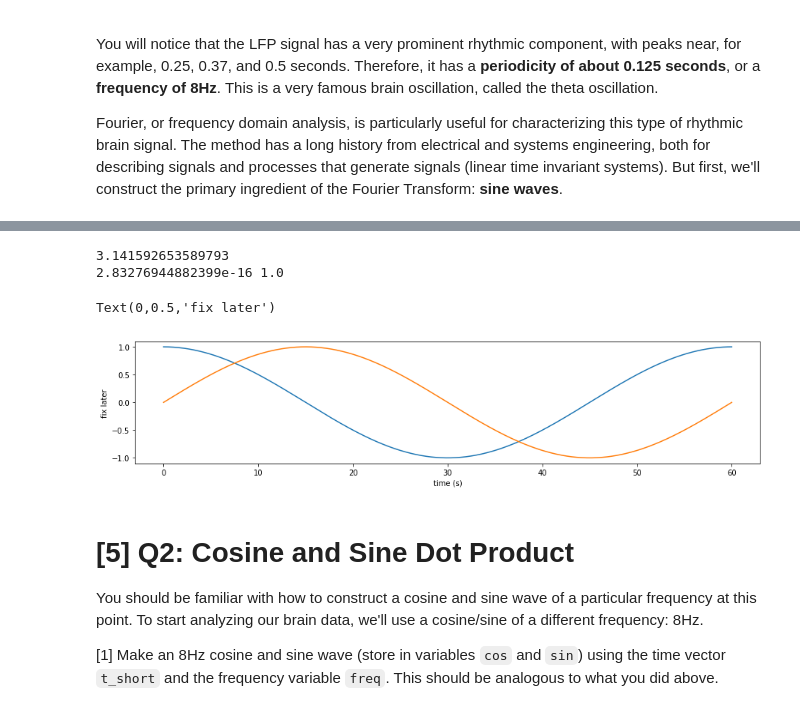
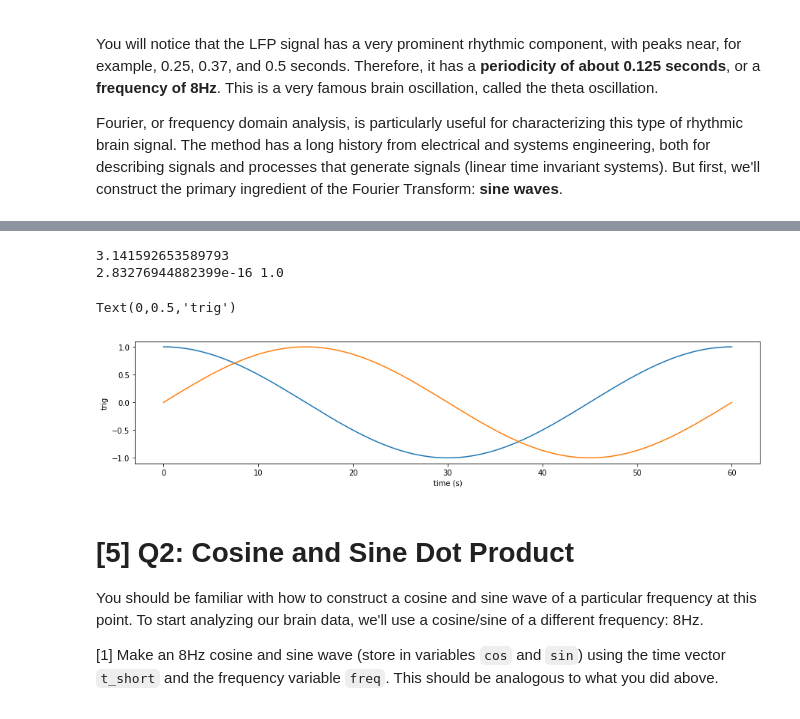
Before and after one commit to ajkeamy/COGS118C, a Jupyter notebook: Assignments/A2-FourierTransform.ipynb, the cells around one changed output, grey strips where cells are left out. Saved outputs shown, nothing was run; the diff lists cells and outputs as text; code cells hidden in the pictures.

```diff
--- a/Assignments/A2-FourierTransform.ipynb
+++ b/Assignments/A2-FourierTransform.ipynb
@@ -102,29 +102,29 @@ ANSWER: 60 seconds
 # %%
 print(np.pi) # print the value for pi
 
 # compute the cosine and sine at t=15 seconds
 angle_t15 = 2*(np.pi)*15/60
 
 # print the cosine and sine of that angle
 print(np.cos(angle_t15),np.sin(angle_t15))
 
 clock_freq = 1/60
 
 t_clock= np.arange(0,60,1/fs)
 angle_clock = 2 * np.pi * t_clock * clock_freq
 cos_clock = np.cos(angle_clock)
 sin_clock = np.sin(angle_clock)
 
 plt.figure(figsize=(15,3))
 plt.plot(t_clock,cos_clock,label = "cosine")
 plt.plot(t_clock,sin_clock,label = "sine")
 plt.xlabel('time (s)')
-plt.ylabel('fix later')
+plt.ylabel('trig')
 # %% [output]
 3.141592653589793
 2.83276944882399e-16 1.0
-Text(0,0.5,'fix later')
+Text(0,0.5,'trig')
-[figure, old version]
+[figure, new version]
 # %% [markdown]
 # [5] Q2: Cosine and Sine Dot Product
 You should be familiar with how to construct a cosine and sine wave of a particular frequency at this point. To start analyzing our brain data, we'll use a cosine/sine of a different frequency: 8Hz.
```
Also changed, not shown: parts of 16 cells of this notebook.
